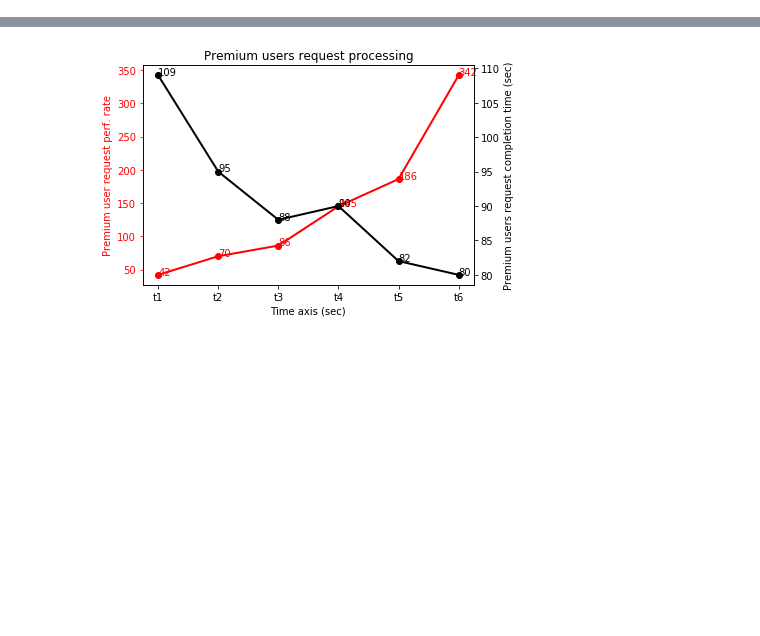
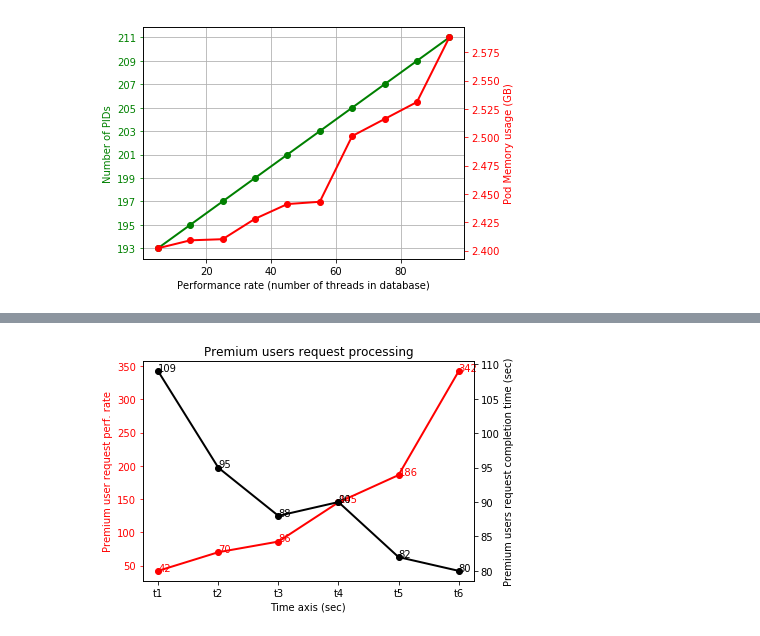
Before and after one commit to rkarn/Evolutionary-Architecture-Learning, a Jupyter notebook: Optimization/Workload singature extraction plots .ipynb, the cells around one changed output, grey strips where cells are left out. Saved outputs shown, nothing was run; the diff lists cells and outputs as text; code cells hidden in the pictures; blank space fills up the shorter version.

```diff
--- a/Optimization/Workload singature extraction plots .ipynb
+++ b/Optimization/Workload singature extraction plots .ipynb
@@ -0,0 +1,24 @@
+# %%
+import matplotlib.pyplot as plt
+fig, ax1 = plt.subplots()
+X1= [1.93000000e+02,1.95000000e+02,1.97000000e+02,1.99000000e+02,2.01000000e+02,2.03000000e+02,2.05000000e+02,2.07000000e+02,2.09000000e+02,2.11000000e+02]
+X2= [2.402,2.409,2.410,2.428,2.441,2.443,2.501,2.516,2.531,2.588]
+Y= [5, 15, 25, 35, 45, 55, 65, 75, 85, 95]
+ax1.plot(Y,X1,'go-', linewidth=2)
+ax1.set_xlabel('Performance rate (number of threads in database)')
+# Make the y-axis label, ticks and tick labels match the line color.
+ax1.set_ylabel('Number of PIDs', color='g')
+ax1.tick_params('y', colors='g')
+ax1.set_yticks(X1)
+plt.grid(True)
+
+ax2 = ax1.twinx()
+ax2.plot(Y,X2,'ro-', linewidth=2)
+ax2.set_ylabel('Pod Memory usage (GB)', color='r')
+ax2.tick_params('y', colors='r')
+#%plt.grid(True)
+fig.tight_layout()
+
+plt.show()
+# %% [output]
+[figure, added]
```
Also changed, not shown: parts of 3 cells of this notebook.
